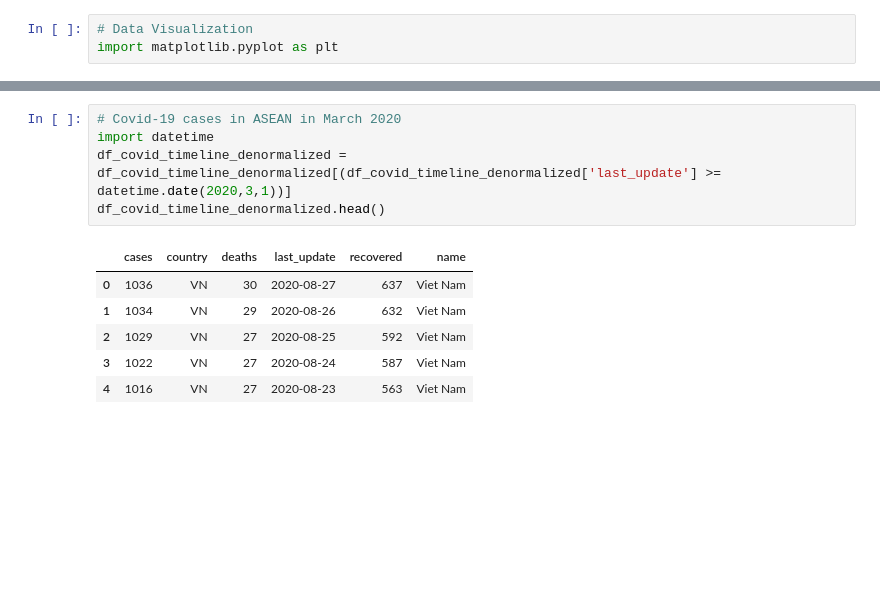
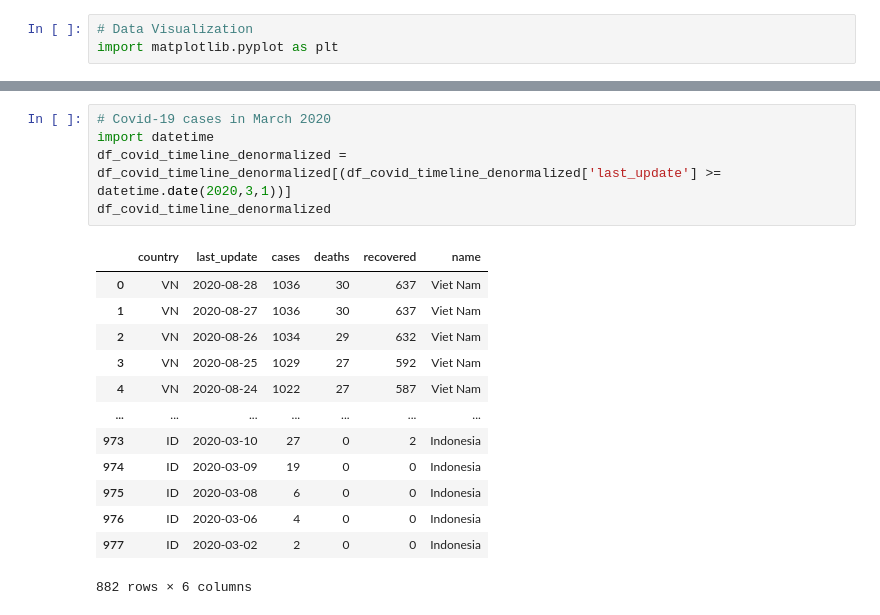
Before and after one commit to DevRichan/Data-Analysis-Covid19, a Jupyter notebook: Data_Analysis_Covid19_1.ipynb, the cells around one changed output, grey strips where cells are left out. Saved outputs shown, nothing was run; the diff lists cells and outputs as text; blank space fills up the shorter version.

```diff
--- a/Data_Analysis_Covid19_1.ipynb
+++ b/Data_Analysis_Covid19_1.ipynb
@@ -201,15 +191,22 @@ df_covid_timeline_denormalized
 # %%
-# Covid-19 cases in ASEAN in March 2020
+# Covid-19 cases in March 2020
 import datetime
 df_covid_timeline_denormalized = df_covid_timeline_denormalized[(df_covid_timeline_denormalized['last_update'] >= datetime.date(2020,3,1))]
-df_covid_timeline_denormalized.head()
+df_covid_timeline_denormalized
 # %% [output]
-|  | cases | country | deaths | last_update | recovered | name |
-| 0 | 1036 | VN | 30 | 2020-08-27 | 637 | Viet Nam |
-| 1 | 1034 | VN | 29 | 2020-08-26 | 632 | Viet Nam |
-| 2 | 1029 | VN | 27 | 2020-08-25 | 592 | Viet Nam |
-| 3 | 1022 | VN | 27 | 2020-08-24 | 587 | Viet Nam |
-| 4 | 1016 | VN | 27 | 2020-08-23 | 563 | Viet Nam |
+|  | country | last_update | cases | deaths | recovered | name |
+| 0 | VN | 2020-08-28 | 1036 | 30 | 637 | Viet Nam |
+| 1 | VN | 2020-08-27 | 1036 | 30 | 637 | Viet Nam |
+| 2 | VN | 2020-08-26 | 1034 | 29 | 632 | Viet Nam |
+| 3 | VN | 2020-08-25 | 1029 | 27 | 592 | Viet Nam |
+| 4 | VN | 2020-08-24 | 1022 | 27 | 587 | Viet Nam |
+| ... | ... | ... | ... | ... | ... | ... |
+| 973 | ID | 2020-03-10 | 27 | 0 | 2 | Indonesia |
+| 974 | ID | 2020-03-09 | 19 | 0 | 0 | Indonesia |
+| 975 | ID | 2020-03-08 | 6 | 0 | 0 | Indonesia |
+| 976 | ID | 2020-03-06 | 4 | 0 | 0 | Indonesia |
+| 977 | ID | 2020-03-02 | 2 | 0 | 0 | Indonesia |
+882 rows × 6 columns
 # %%
 plt.clf()
 countries = ['ID','MY','SG','TH','VN']
```
Also changed, not shown: parts of 11 cells of this notebook.
